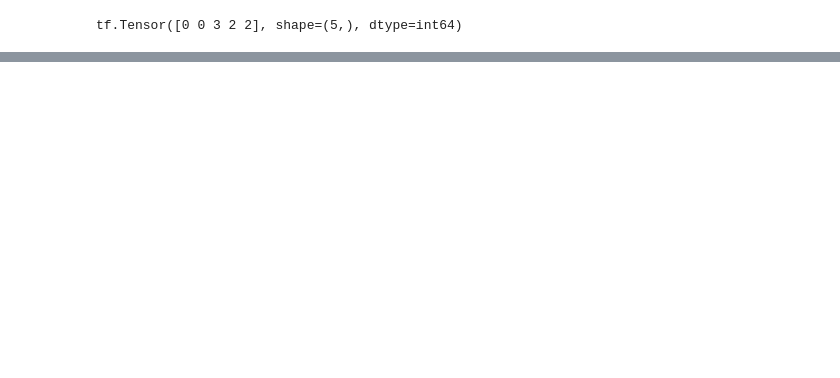
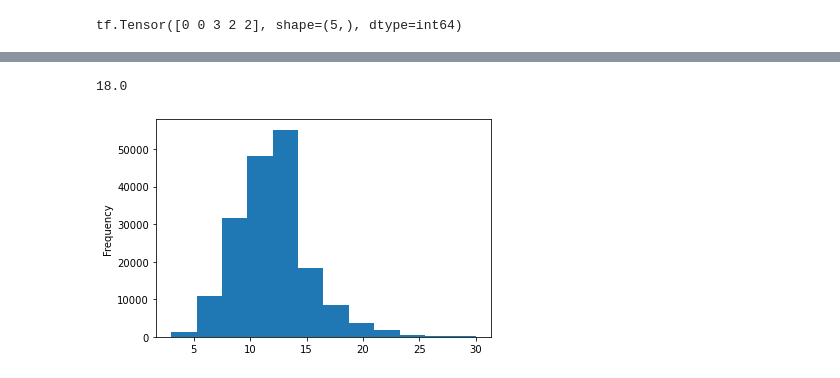
Before and after one commit to NickyAlan/tensorflow22, a Jupyter notebook: NLP/skimlit/nlp-milestone.ipynb, the cells around one changed output, grey strips where cells are left out. Cells and saved outputs as stored; diff of their text form; code cells hidden in the pictures; blank space fills up the shorter version.

```diff
--- a/NLP/skimlit/nlp-milestone.ipynb
+++ b/NLP/skimlit/nlp-milestone.ipynb
@@ -403,0 +790,6 @@ model_1_result
+# %%
+train_df['total_lines'].plot.hist(bins=12);
+np.percentile(train_df['total_lines'], 95)
+# %% [output]
+18.0
+[figure, added]
```
Also changed, not shown: parts of 60 cells of this notebook.
